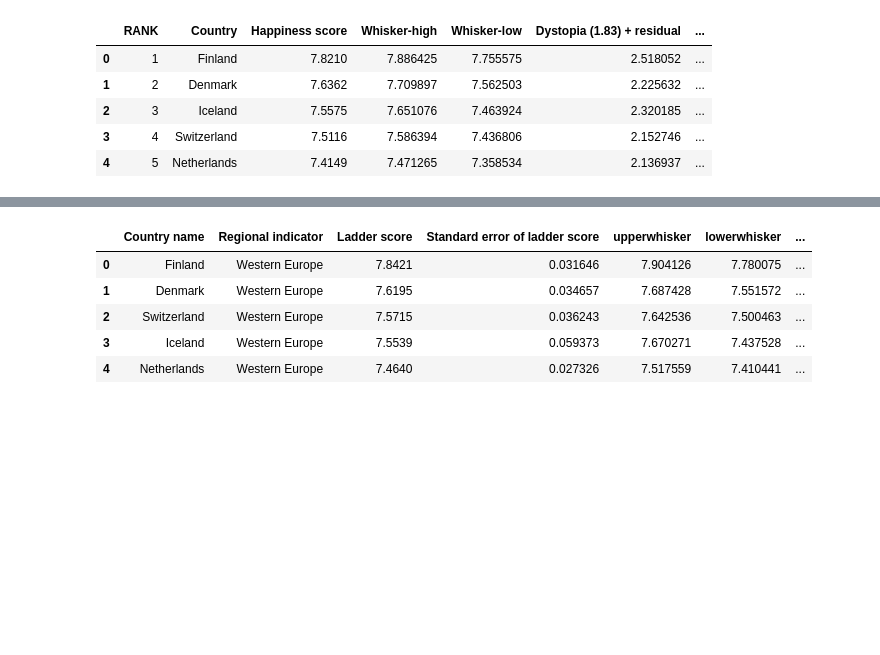
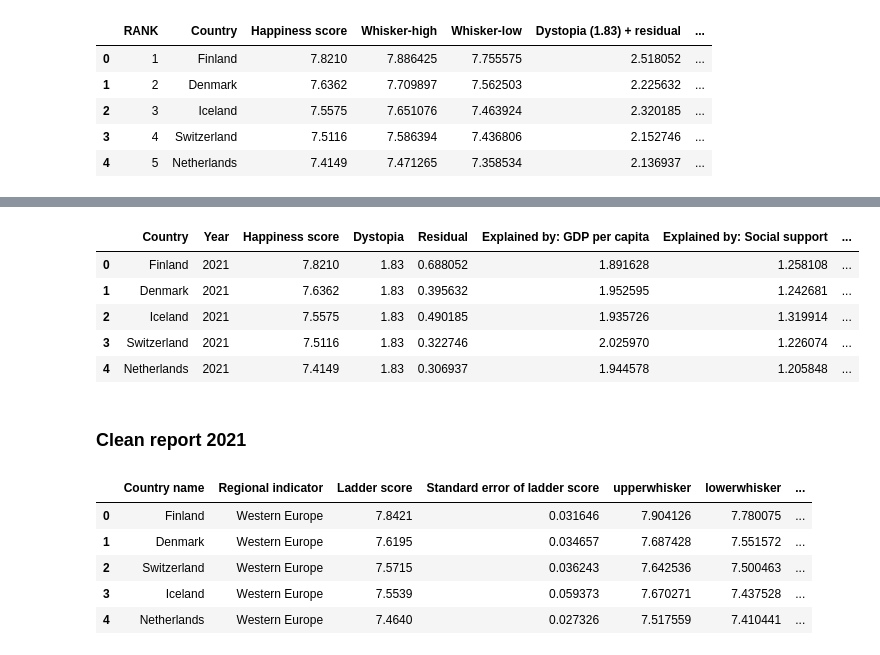
Before and after one commit to angkohtenko/World_Happiness_Report, a Jupyter notebook: Clean_data.ipynb, the cells around one changed output, grey strips where cells are left out. Saved outputs shown, nothing was run; the diff lists cells and outputs as text; code cells hidden in the pictures; blank space fills up the shorter version.

```diff
--- a/Clean_data.ipynb
+++ b/Clean_data.ipynb
@@ -16,0 +39,7 @@ df_2022.head()
+# %%
+# Calculate Dystopia and residual in separate columns
+# Paste reported year
+df_2022['Dystopia'] = 1.83
+df_2022['Residual'] = df_2022['Dystopia (1.83) + residual'] - 1.83
+df_2022['Year'] = 2021
+df_2022.head()
@@ -17,3 +63,24 @@ df_2022.head()
+# %%
+# drop unnecessary columns
+col = ['Country', 'Year',
+    'Happiness score', 'Dystopia', 'Residual',
+    'Explained by: GDP per capita',
+    'Explained by: Social support',
+    'Explained by: Healthy life expectancy',
+    'Explained by: Freedom to make life choices',
+    'Explained by: Generosity',
+    'Explained by: Perceptions of corruption']
+df_2022 = df_2022[col].rename(columns=dict(zip(col, rename_col)))
+df_2022.head()
+# %% [output]
+|  | Country | Year | Happiness score | Dystopia | Residual | Explained by: GDP per capita | Explained by: Social support | ... |
+| 0 | Finland | 2021 | 7.8210 | 1.83 | 0.688052 | 1.891628 | 1.258108 | ... |
+| 1 | Denmark | 2021 | 7.6362 | 1.83 | 0.395632 | 1.952595 | 1.242681 | ... |
+| 2 | Iceland | 2021 | 7.5575 | 1.83 | 0.490185 | 1.935726 | 1.319914 | ... |
+| 3 | Switzerland | 2021 | 7.5116 | 1.83 | 0.322746 | 2.025970 | 1.226074 | ... |
+| 4 | Netherlands | 2021 | 7.4149 | 1.83 | 0.306937 | 1.944578 | 1.205848 | ... |
+# %% [markdown]
+### Clean report 2021
 # %%
 df_2021 = pd.read_excel(file_path + "2021.xls")
 df_2021.head()
```
Also changed, not shown: parts of 50 cells of this notebook, 1 other file.
